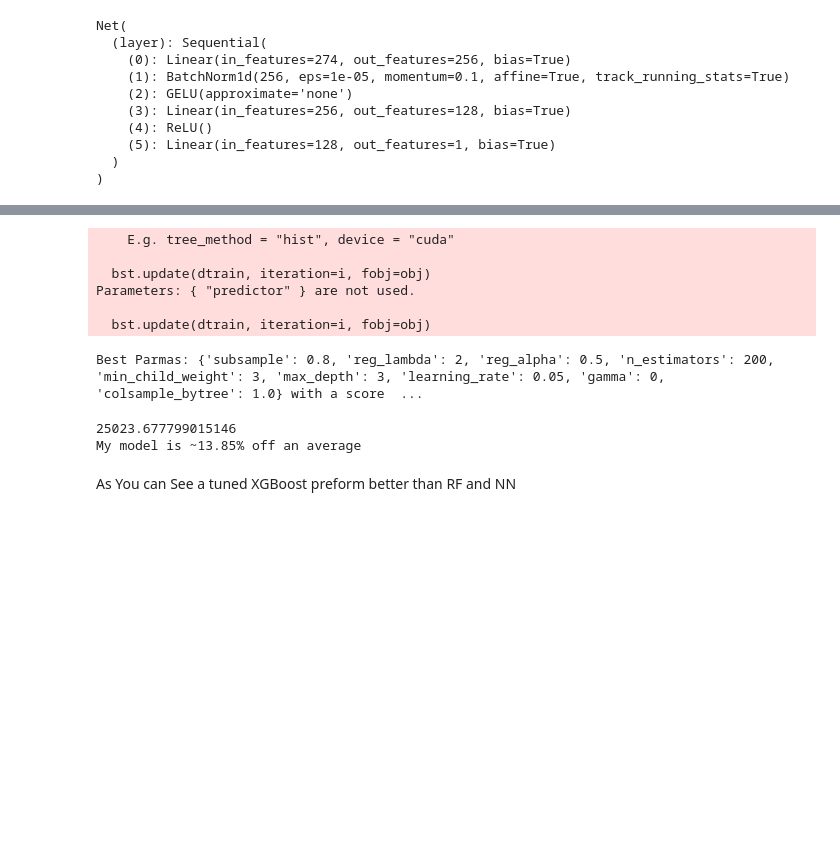
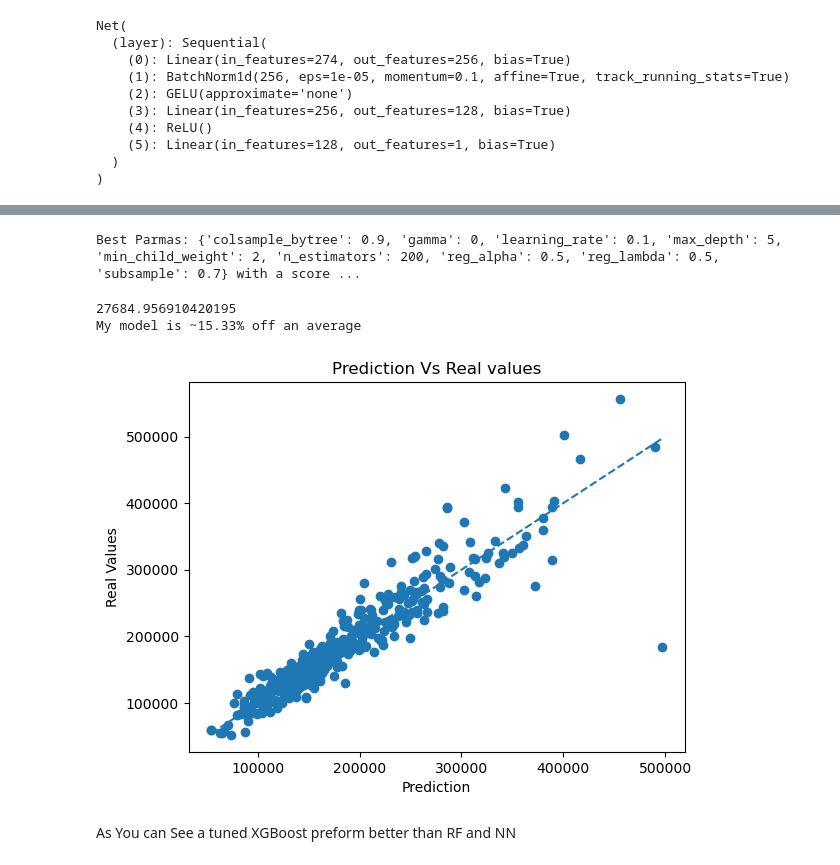
Before and after one commit to Mc5obiza/house-prices-advanced-regression-techniques, a Jupyter notebook: model.ipynb, the cells around one changed output, grey strips where cells are left out. Drawn from its saved outputs; the diff is of its cells as text; code cells hidden in the pictures; blank space fills up the shorter version.

```diff
--- a/model.ipynb
+++ b/model.ipynb
@@ -239,38 +252,34 @@ My model is ~15.79% off an average
 from xgboost import XGBRegressor
 from sklearn.model_selection import RandomizedSearchCV
 xgb_param_grid = {
-    'learning_rate': [0.01, 0.05, 0.1],
-    'max_depth': [3, 5, 7],
-    'min_child_weight': [1, 3, 5],
-    'subsample': [0.7, 0.8, 1.0],
-    'colsample_bytree': [0.7, 0.8, 1.0],
-    'gamma': [0, 1, 5],
-    'reg_alpha': [0, 0.5, 1],  # L1 regularization
-    'reg_lambda': [1, 1.5, 2],  # L2 regularization
-    'n_estimators': [100, 200],  # total trees
+    'learning_rate': [ 0.1],
+    'max_depth': [ 5],
+    'min_child_weight': [2],
+    'subsample': [0.7],
+    'colsample_bytree': [ 0.9,1],
+    'gamma': [0],
+    'reg_alpha': [0.5],
+    'reg_lambda': [0.5],
+    'n_estimators': [ 200],
 }
 
-xgb_cv=RandomizedSearchCV(XGBRegressor(tree_method='gpu_hist',predictor='gpu_predictor'),xgb_param_grid,scoring='neg_root_mean_squared_error',n_jobs=-1,cv=5)
+xgb_cv=GridSearchCV(XGBRegressor(tree_method="hist", device="cuda"),xgb_param_grid,scoring='neg_root_mean_squared_error',n_jobs=-1,cv=5)
 xgb_cv.fit(x_train,y_train)
 print(f'Best Parmas: {xgb_cv.best_params_} with a score of :{xgb_cv.best_score_}')
 # %% [output]
-    E.g. tree_method = "hist", device = "cuda"
-
-  bst.update(dtrain, iteration=i, fobj=obj)
-Parameters: { "predictor" } are not used.
-
-  bst.update(dtrain, iteration=i, fobj=obj)
+Best Parmas: {'colsample_bytree': 0.9, 'gamma': 0, 'learning_rate': 0.1, 'max_depth': 5, 'min_child_weight': 2, 'n_estimators': 200, 'reg_alpha': 0.5, 'reg_lambda': 0.5, 'subsample': 0.7} with a score ...
-Best Parmas: {'subsample': 0.8, 'reg_lambda': 2, 'reg_alpha': 0.5, 'n_estimators': 200, 'min_child_weight': 3, 'max_depth': 3, 'learning_rate': 0.05, 'gamma': 0, 'colsample_bytree': 1.0} with a score  ...
 # %%
 xgb=xgb_cv.best_estimator_
 pred=xgb.predict(x_test)
 pred=np.expm1(pred)
 rmse_value=np.sqrt(MSE(pred,np.expm1(y_test)))
 print(rmse_value)
 rmse_value=rmse_value/df['SalePrice'].mean()*100
 print(f'My model is ~{rmse_value:.2f}% off an average')
+show(pred,y_test)
 # %% [output]
-25023.677799015146
-My model is ~13.85% off an average
+27684.956910420195
+My model is ~15.33% off an average
+[figure, added]
 # %% [markdown]
 As You can See a tuned XGBoost preform better than RF and NN
```
Also changed, not shown: parts of 11 cells of this notebook.
